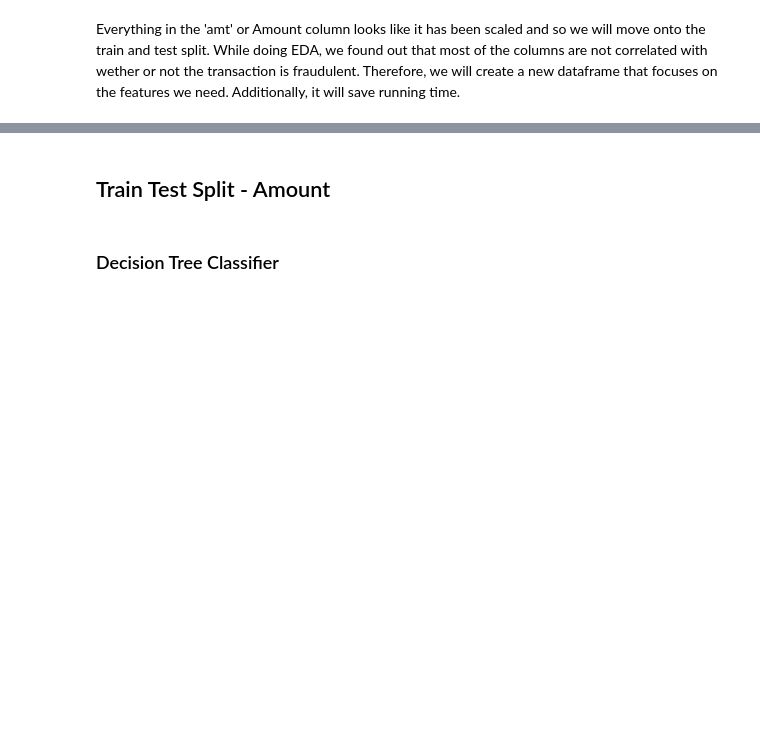
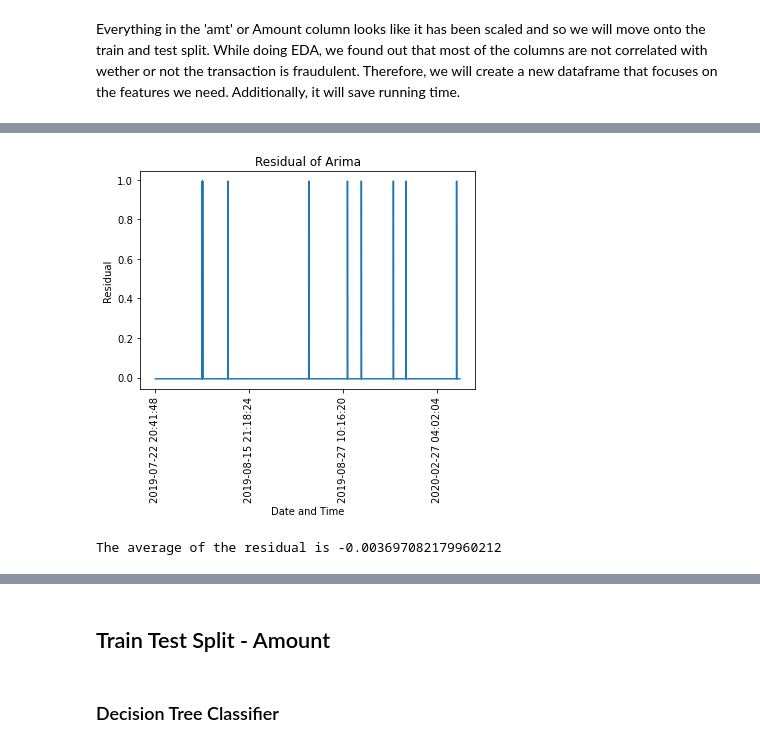
Before and after one commit to WasineeSi/Springboard, a Jupyter notebook: Preprocessing Training and Modeling.ipynb, the cells around one changed output, grey strips where cells are left out. Cells and saved outputs as stored; diff of their text form; code cells hidden in the pictures; blank space fills up the shorter version.

```diff
--- a/Preprocessing Training and Modeling.ipynb
+++ b/Preprocessing Training and Modeling.ipynb
@@ -103,0 +219,16 @@ dft = df[['date_time', 'is_fraud']]
+# %%
+plt.plot(dft['date_time'][size:], diff)
+plt.xticks(np.arange(0, 3242, 1000), rotation = 90)
+plt.xlabel('Date and Time')
+plt.ylabel('Residual')
+plt.title('Residual of Arima')
+plt.show()
+# %% [output]
+[figure, added]
+# %%
+from statistics import mean
+
+avg = mean(diff)
+print('The average of the residual is', avg)
+# %% [output]
+The average of the residual is -0.003697082179960212
```
Also changed, not shown: parts of 46 cells of this notebook.
